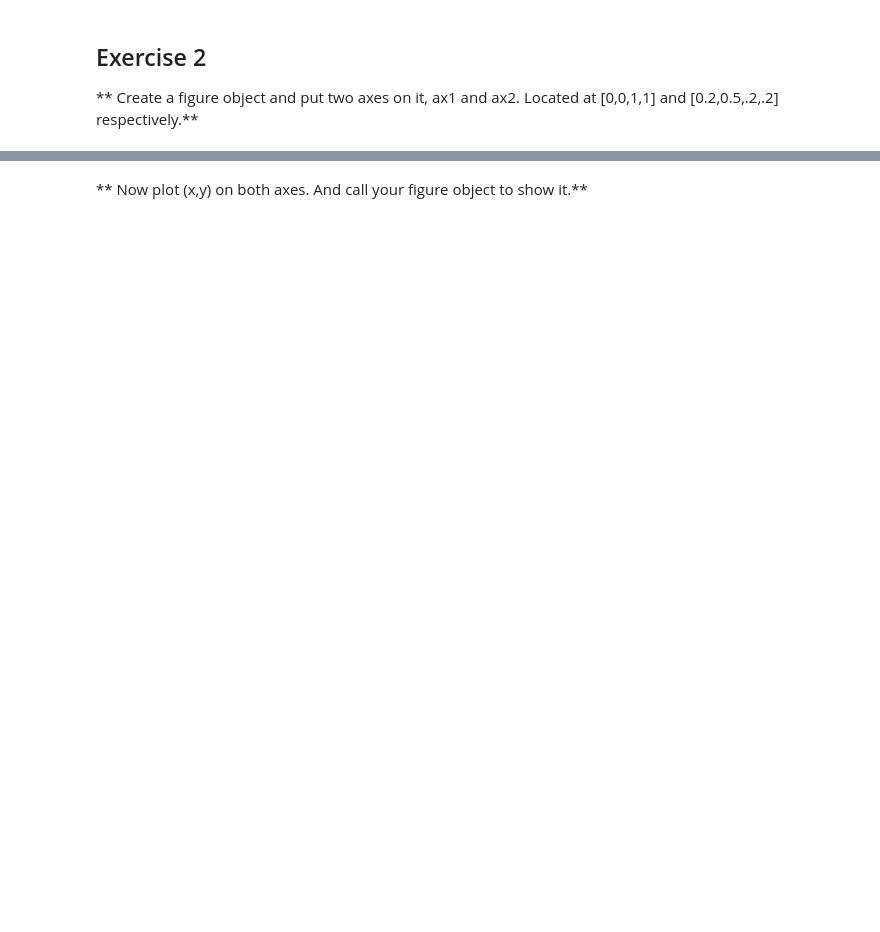
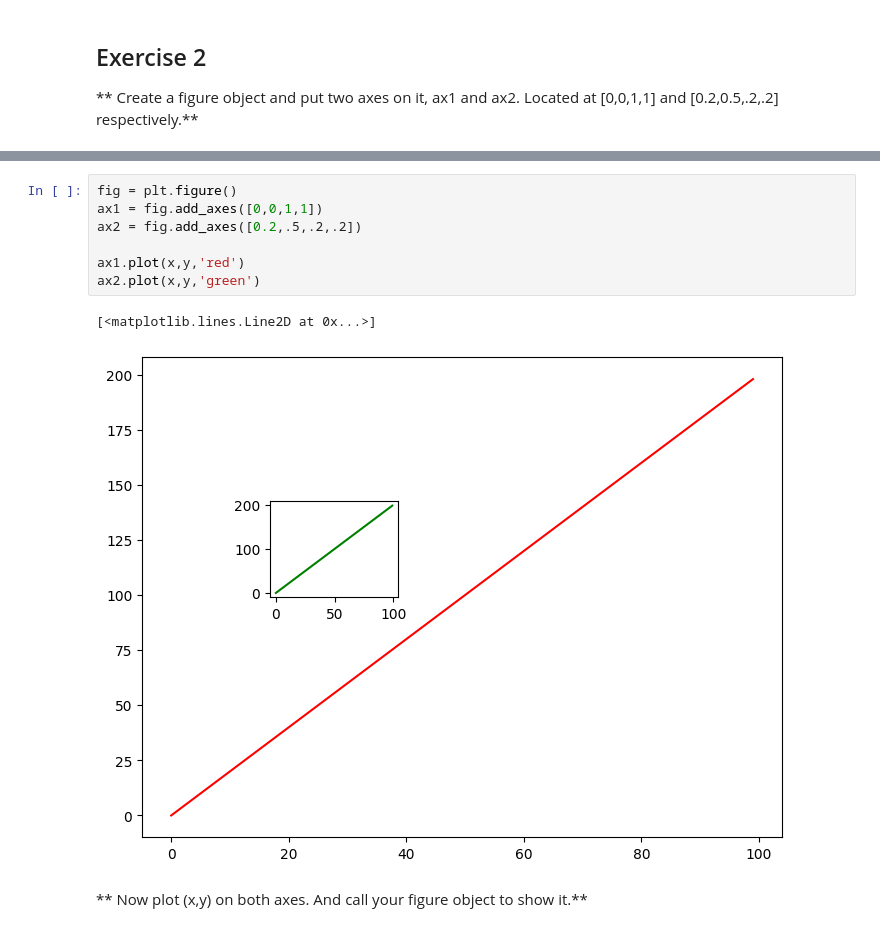
Before and after one commit to 130-SanaAsif/Data-Analysis, a Jupyter notebook: python basics and advanced/02-Matplotlib Exercises.ipynb, the cells around one changed output, grey strips where cells are left out. Saved outputs shown, nothing was run; the diff lists cells and outputs as text; blank space fills up the shorter version.

```diff
--- a/python basics and advanced/02-Matplotlib Exercises.ipynb
+++ b/python basics and advanced/02-Matplotlib Exercises.ipynb
@@ -43,2 +50,12 @@ z = x**2
+# %%
+fig = plt.figure()
+ax1 = fig.add_axes([0,0,1,1])
+ax2 = fig.add_axes([0.2,.5,.2,.2])
+
+ax1.plot(x,y,'red')
+ax2.plot(x,y,'green')
+# %% [output]
+[<matplotlib.lines.Line2D at 0x...>]
+[figure, added]
 # %% [markdown]
 ** Now plot (x,y) on both axes. And call your figure object to show it.**
```
Also changed, not shown: parts of 12 cells of this notebook.
